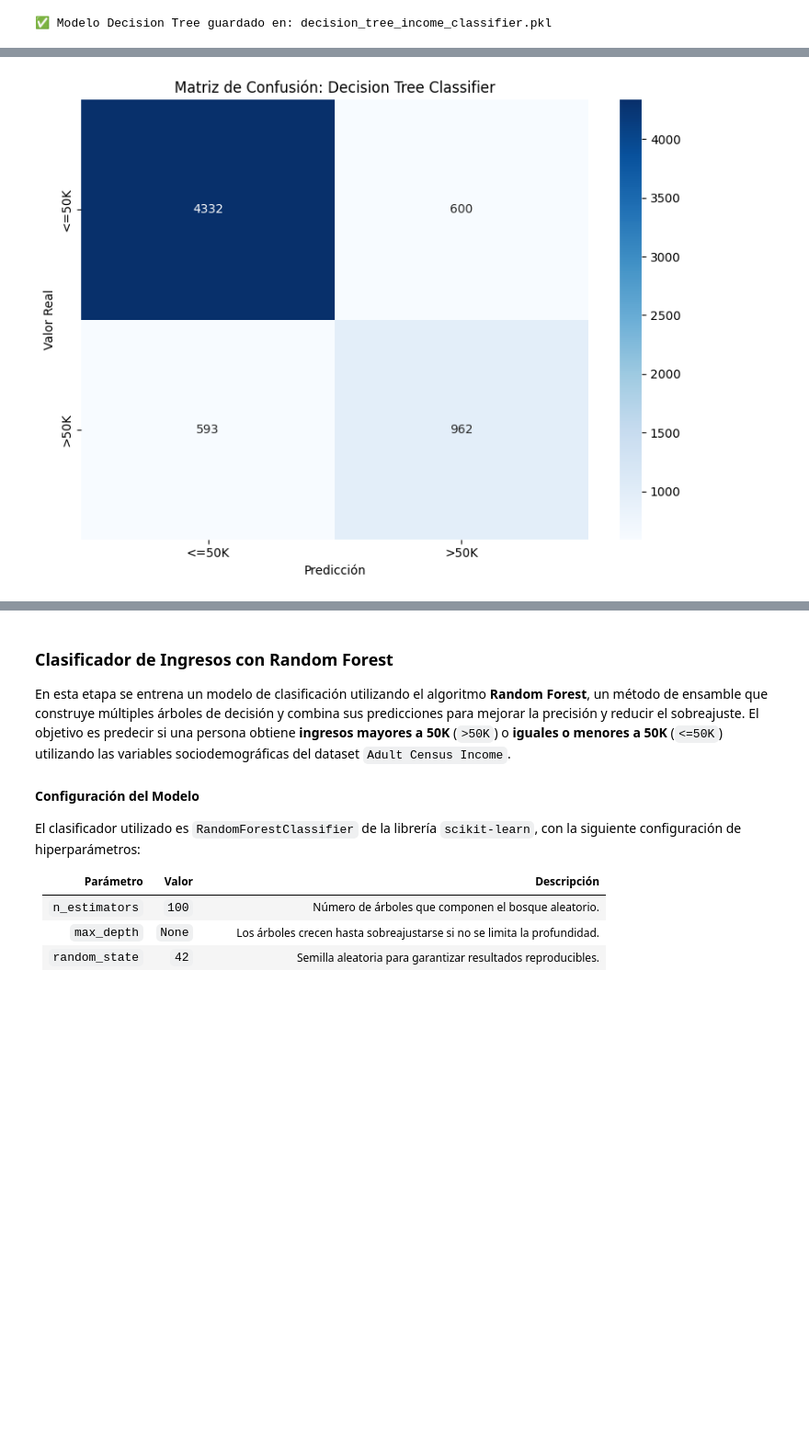
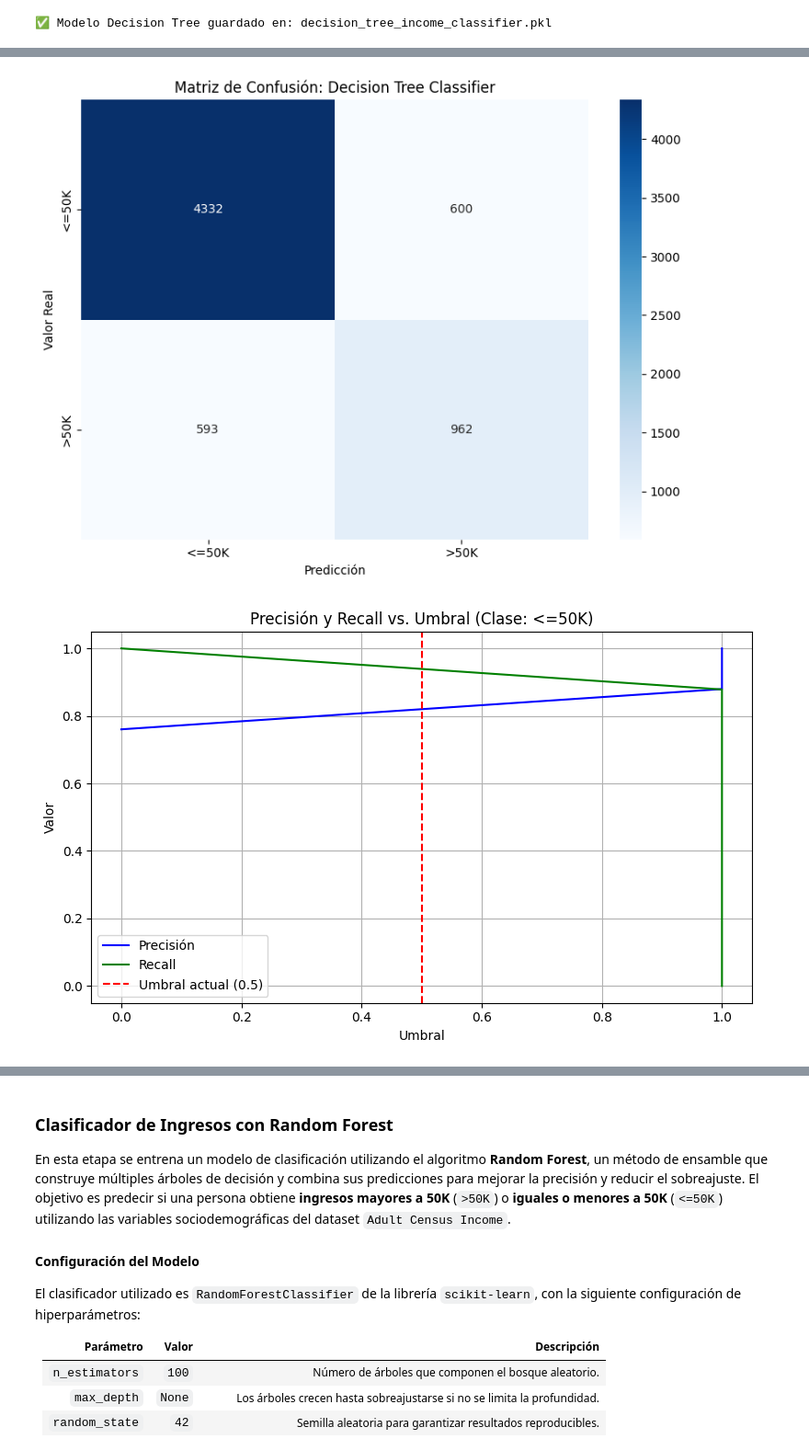
Before and after one commit to jquelas/adult_census_income, a Jupyter notebook: adult_census_income.ipynb, the cells around one changed output, grey strips where cells are left out. Shown at 92% size. Drawn from its saved outputs; the diff is of its cells as text; code cells hidden in the pictures; blank space fills up the shorter version.

```diff
--- a/adult_census_income.ipynb
+++ b/adult_census_income.ipynb
@@ -1038,26 +1099,30 @@ print(f"✅ Modelo Decision Tree guardado en: {output_model_path}")
 # %%
 # Cargar el modelo desde el archivo
 dt_model = joblib.load("decision_tree_income_classifier.pkl")
 
 # Predecir valores usando el model
 y_pred_dt = dt_model.predict(X_test)
 
+# Calcular probabilidades del modelo por clase
+y_proba_dt = dt_model.predict_proba(X_test)
+
 # Evaluar modelo
-model_eval("Decision Tree Classifier", y_test, y_pred_dt)
+model_eval("Decision Tree Classifier", y_test, y_pred_dt, y_proba_dt)
 # %% [output]
 📊 Evaluación del modelo: Decision Tree Classifier
 🔹 Accuracy:  0.8161
 🔹 Precision: 0.8164
 🔹 Recall:    0.8161
 🔹 F1 Score:  0.8162
 
 📄 Reporte por clase:
               precision    recall  f1-score   support
 
        <=50K       0.88      0.88      0.88      4932
         >50K       0.62      0.62      0.62      1555
 
     accuracy                           0.82      6487
    macro avg       0.75      0.75      0.75      6487
 weighted avg       0.82      0.82      0.82      6487
 [figure]
+[figure, added]
```
Also changed, not shown: parts of 30 cells of this notebook, 1 other file.
